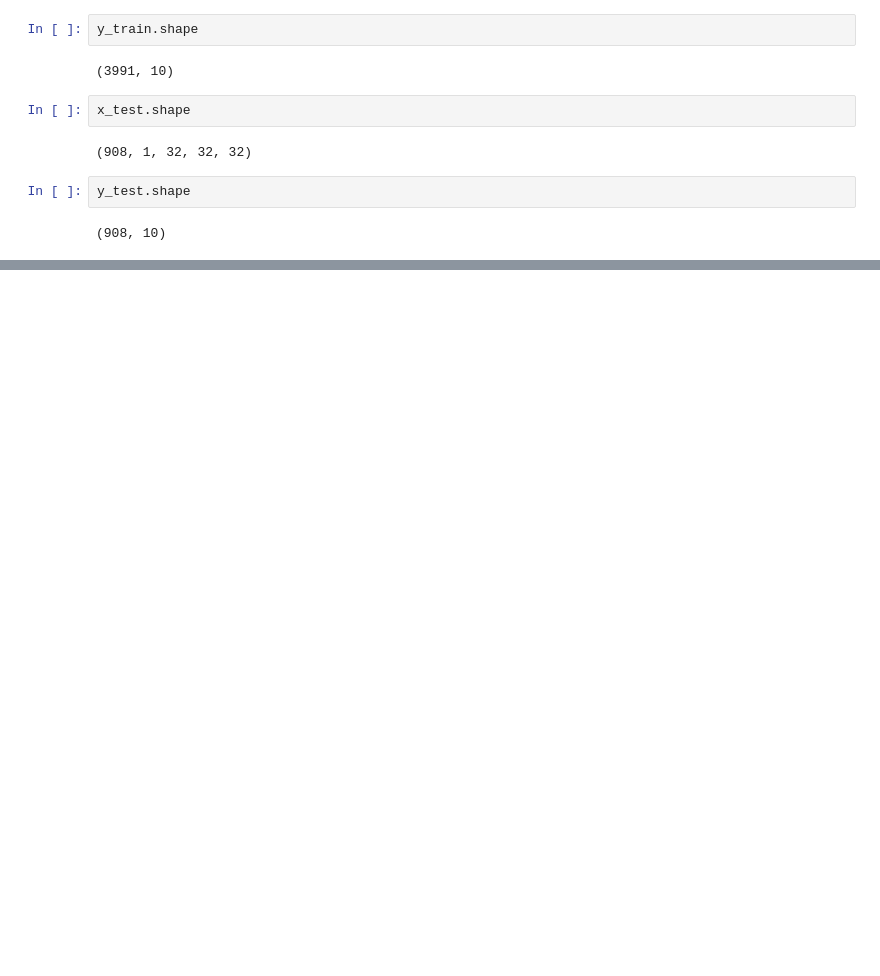
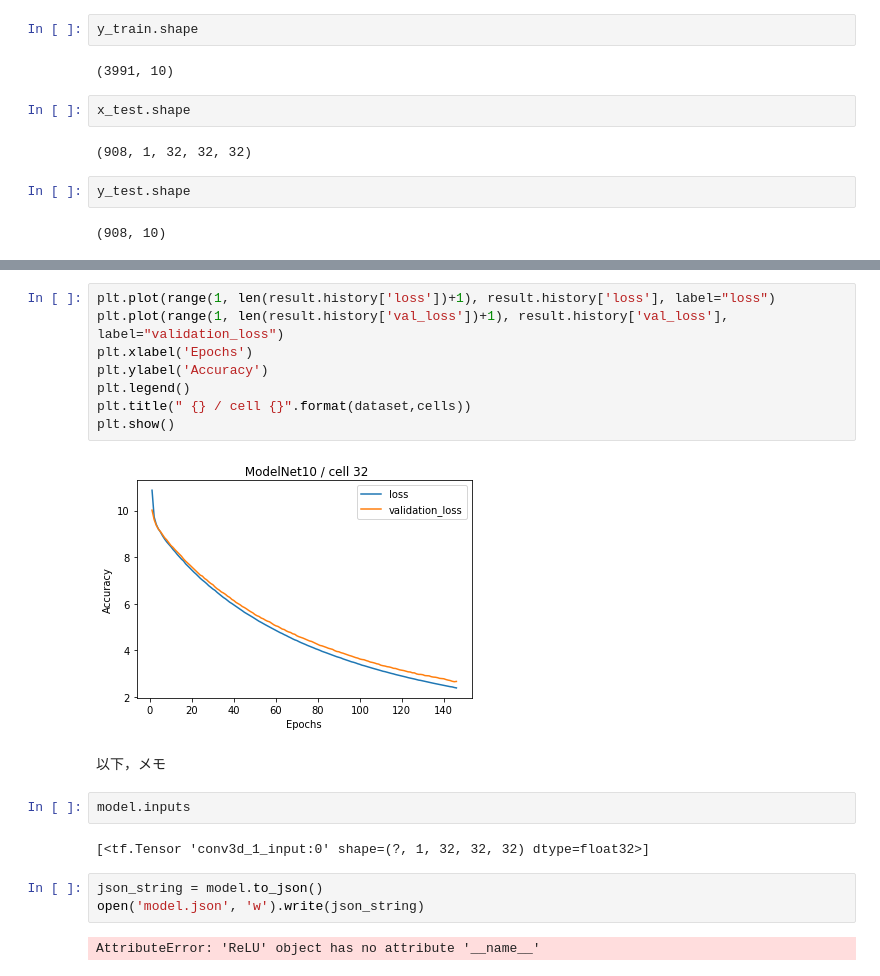
Before and after one commit to tacky0612/classification3dmodel, a Jupyter notebook: Classification_ModelNet.ipynb, the cells around one changed output, grey strips where cells are left out. Saved outputs shown, nothing was run; the diff lists cells and outputs as text; blank space fills up the shorter version.

```diff
--- a/Classification_ModelNet.ipynb
+++ b/Classification_ModelNet.ipynb
@@ -283,0 +329,21 @@ NameError: name 'result' is not defined
+# %%
+plt.plot(range(1, len(result.history['loss'])+1), result.history['loss'], label="loss")
+plt.plot(range(1, len(result.history['val_loss'])+1), result.history['val_loss'], label="validation_loss")
+plt.xlabel('Epochs')
+plt.ylabel('Accuracy')
+plt.legend()
+plt.title(" {} / cell {}".format(dataset,cells))
+plt.show()
+# %% [output]
+[figure, added]
+# %% [markdown]
+以下，メモ
+# %%
+model.inputs
+# %% [output]
+[<tf.Tensor 'conv3d_1_input:0' shape=(?, 1, 32, 32, 32) dtype=float32>]
+# %%
+json_string = model.to_json()
+open('model.json', 'w').write(json_string)
+# %% [output]
+AttributeError: 'ReLU' object has no attribute '__name__'
```
Also changed, not shown: parts of 12 cells of this notebook, 1 other file.
